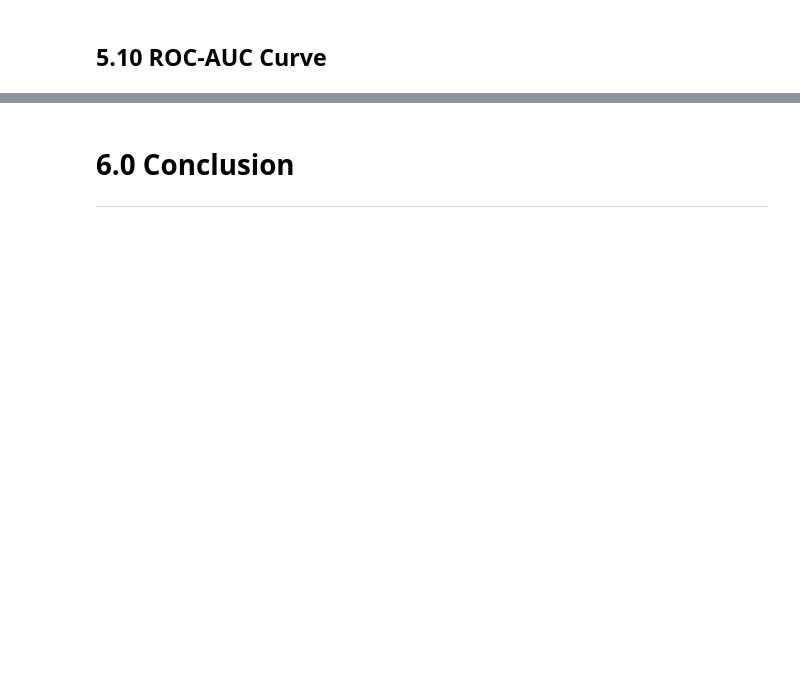
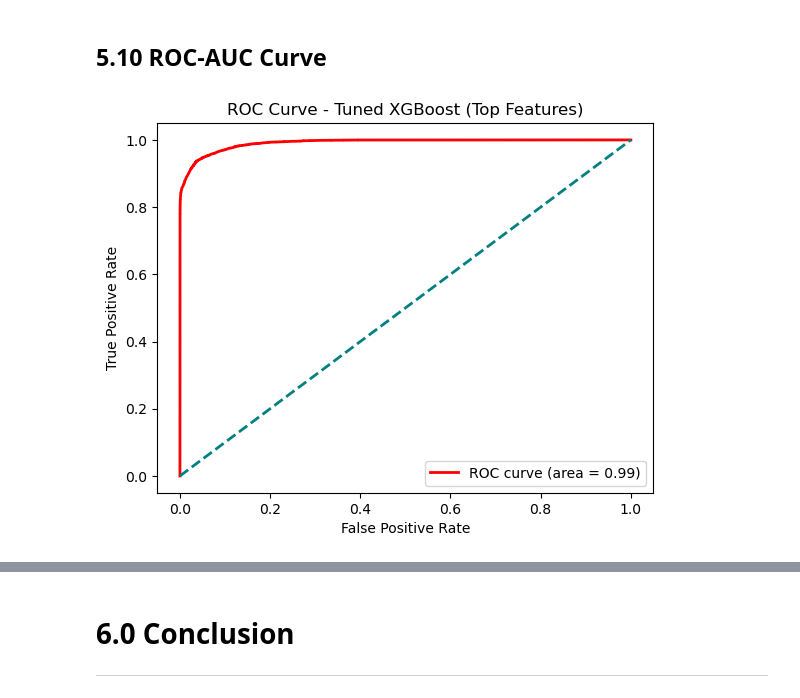
Before and after one commit to JuneHenia/Airline-Satisfaction-Prediction, a Jupyter notebook: Final project ML.ipynb, the cells around one changed output, grey strips where cells are left out. Drawn from its saved outputs; the diff is of its cells as text; code cells hidden in the pictures; blank space fills up the shorter version.

```diff
--- a/Final project ML.ipynb
+++ b/Final project ML.ipynb
@@ -1023,12 +1068,0 @@ plt.show()
-# %%
-# The top 10 features
-top_features = importance.tail(10).index
-
-X_train_top = X_train_scaled_full[top_features]
-X_test_top = X_test_scaled_full[top_features]
-
-rf_top = RandomForestClassifier(**grid_search.best_params_, random_state=42)
-
-rf_top.fit(X_train_top, y_train)
-
-y_pred_top = rf_top.predict(X_test_top)
@@ -1035,3 +1092,16 @@ y_pred_top = rf_top.predict(X_test_top)
+# %%
+# The top 10 most important features
+top_features = importance.tail(10).index
+
+X_train_top = X_train_scaled_full[top_features]
+X_test_top = X_test_scaled_full[top_features]
+
+# Train XGBoost using the tuned parameters
+xgb_top = XGBClassifier(**grid_search.best_params_, random_state = 42)
+
+xgb_top.fit(X_train_top, y_train)
+
+y_pred_top = xgb_top.predict(X_test_top)
 # %%
 print("Top 10 Features Model Performance:\n")
 print(classification_report(y_test, y_pred_top))
@@ -1039,17 +1134,19 @@ print("Accuracy:", accuracy_score(y_test, y_pred_top))
 # %% [markdown]
 ## 5.10 ROC-AUC Curve
 # %%
-y_prob = rf_top.predict_proba(X_test_top)[:,1]
+y_prob = xgb_top.predict_proba(X_test_top)[:,1]
 
 # Plotting the ROC Curve
-fpr, tpr, thresholds = roc_curve(y_test, y_probs)
+fpr, tpr, thresholds = roc_curve(y_test, y_prob)
 roc_auc = auc(fpr, tpr)
 
 plt.figure()
 plt.plot(fpr, tpr, color = 'red', lw = 2, label = f'ROC curve (area = {roc_auc:.2f})')
 plt.plot([0,1],[0,1], color = 'teal', lw = 2,linestyle = '--')
 plt.xlabel("False Positive Rate")
 plt.ylabel("True Positive Rate")
-plt.title("ROC Curve")
+plt.title("ROC Curve - Tuned XGBoost (Top Features)")
 plt.legend()
 plt.show()
+# %% [output]
+[figure, added]
```
Also changed, not shown: parts of 22 cells of this notebook.
